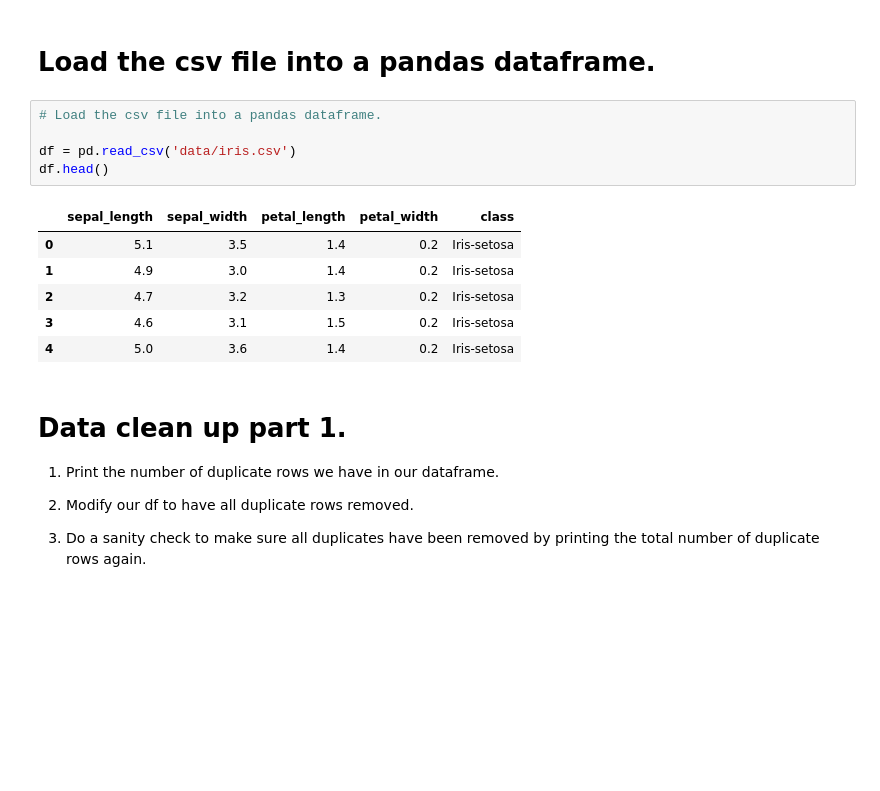
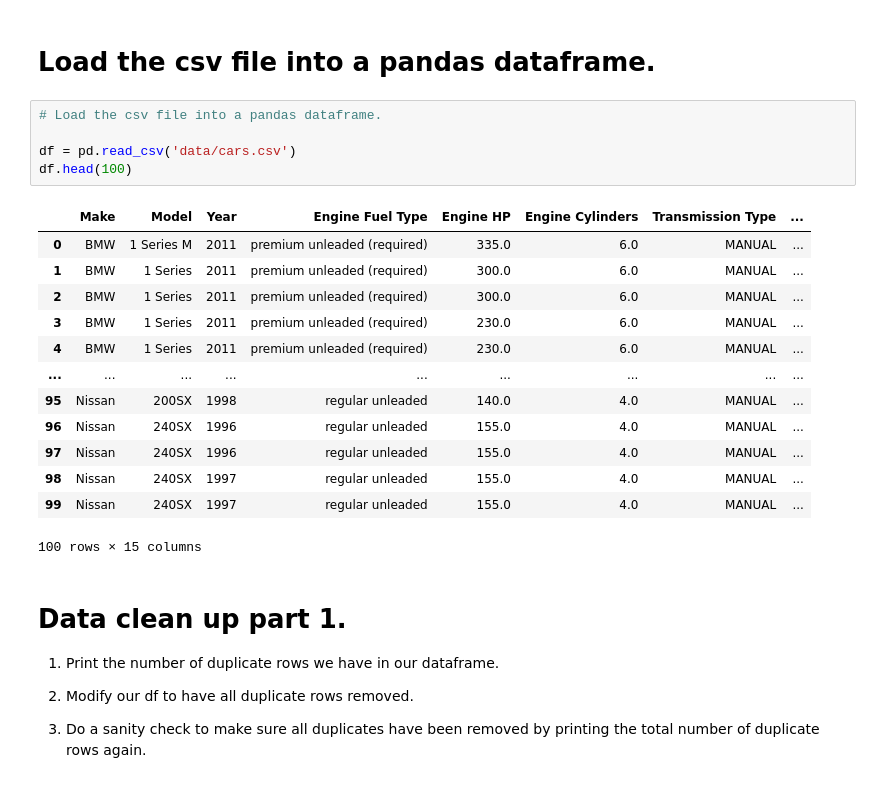
Before and after one commit to LedioTerolli/2020-fall-data-science, a Jupyter notebook: Week2-EDA/Exercise-EDA.ipynb, the cells around one changed output. Cells and saved outputs as stored; diff of their text form; blank space fills up the shorter version.

```diff
--- a/Week2-EDA/Exercise-EDA.ipynb
+++ b/Week2-EDA/Exercise-EDA.ipynb
@@ -30,15 +16,22 @@ from IPython.display import Image
 # %%
 # Load the csv file into a pandas dataframe.
 
-df = pd.read_csv('data/iris.csv')
-df.head()
+df = pd.read_csv('data/cars.csv')
+df.head(100)
 # %% [output]
-|  | sepal_length | sepal_width | petal_length | petal_width | class |
-| 0 | 5.1 | 3.5 | 1.4 | 0.2 | Iris-setosa |
-| 1 | 4.9 | 3.0 | 1.4 | 0.2 | Iris-setosa |
-| 2 | 4.7 | 3.2 | 1.3 | 0.2 | Iris-setosa |
-| 3 | 4.6 | 3.1 | 1.5 | 0.2 | Iris-setosa |
-| 4 | 5.0 | 3.6 | 1.4 | 0.2 | Iris-setosa |
+|  | Make | Model | Year | Engine Fuel Type | Engine HP | Engine Cylinders | Transmission Type | ... |
+| 0 | BMW | 1 Series M | 2011 | premium unleaded (required) | 335.0 | 6.0 | MANUAL | ... |
+| 1 | BMW | 1 Series | 2011 | premium unleaded (required) | 300.0 | 6.0 | MANUAL | ... |
+| 2 | BMW | 1 Series | 2011 | premium unleaded (required) | 300.0 | 6.0 | MANUAL | ... |
+| 3 | BMW | 1 Series | 2011 | premium unleaded (required) | 230.0 | 6.0 | MANUAL | ... |
+| 4 | BMW | 1 Series | 2011 | premium unleaded (required) | 230.0 | 6.0 | MANUAL | ... |
+| ... | ... | ... | ... | ... | ... | ... | ... | ... |
+| 95 | Nissan | 200SX | 1998 | regular unleaded | 140.0 | 4.0 | MANUAL | ... |
+| 96 | Nissan | 240SX | 1996 | regular unleaded | 155.0 | 4.0 | MANUAL | ... |
+| 97 | Nissan | 240SX | 1996 | regular unleaded | 155.0 | 4.0 | MANUAL | ... |
+| 98 | Nissan | 240SX | 1997 | regular unleaded | 155.0 | 4.0 | MANUAL | ... |
+| 99 | Nissan | 240SX | 1997 | regular unleaded | 155.0 | 4.0 | MANUAL | ... |
+100 rows × 15 columns
 # %% [markdown]
 # Data clean up part 1.
 
```
Also changed, not shown: parts of 29 cells of this notebook, 1 other file.
